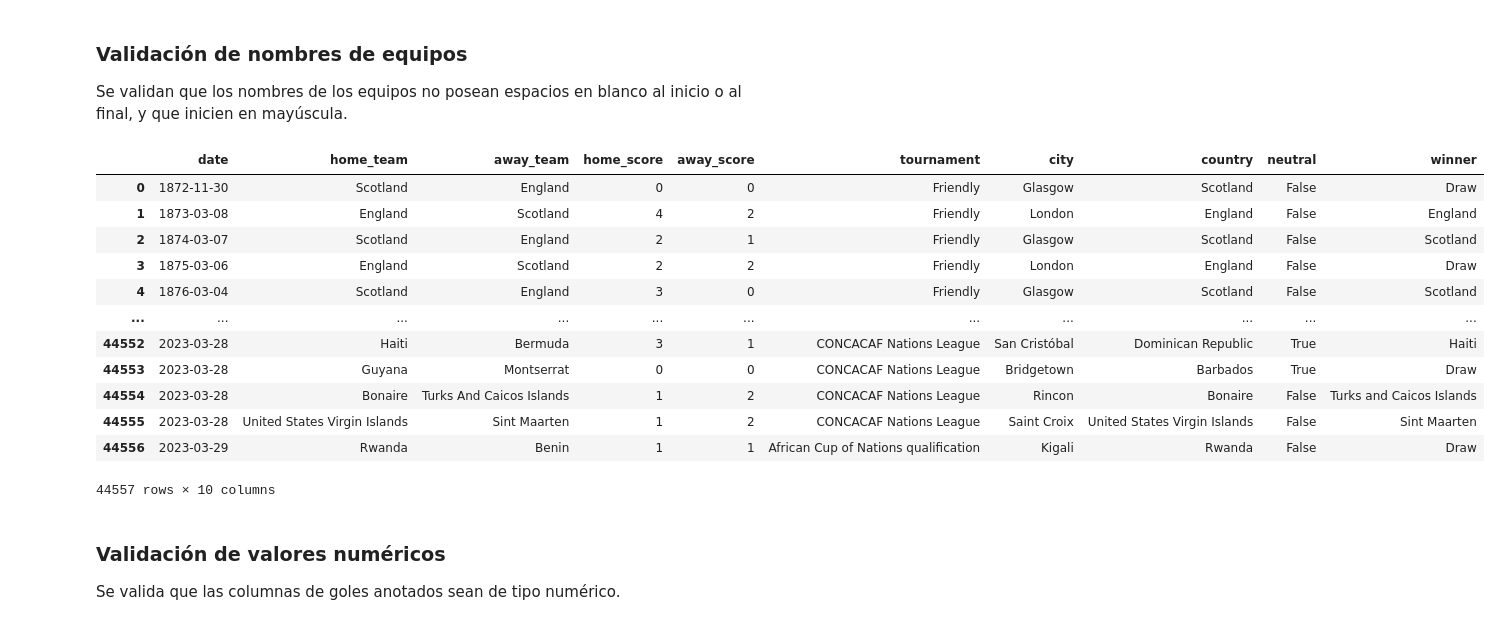
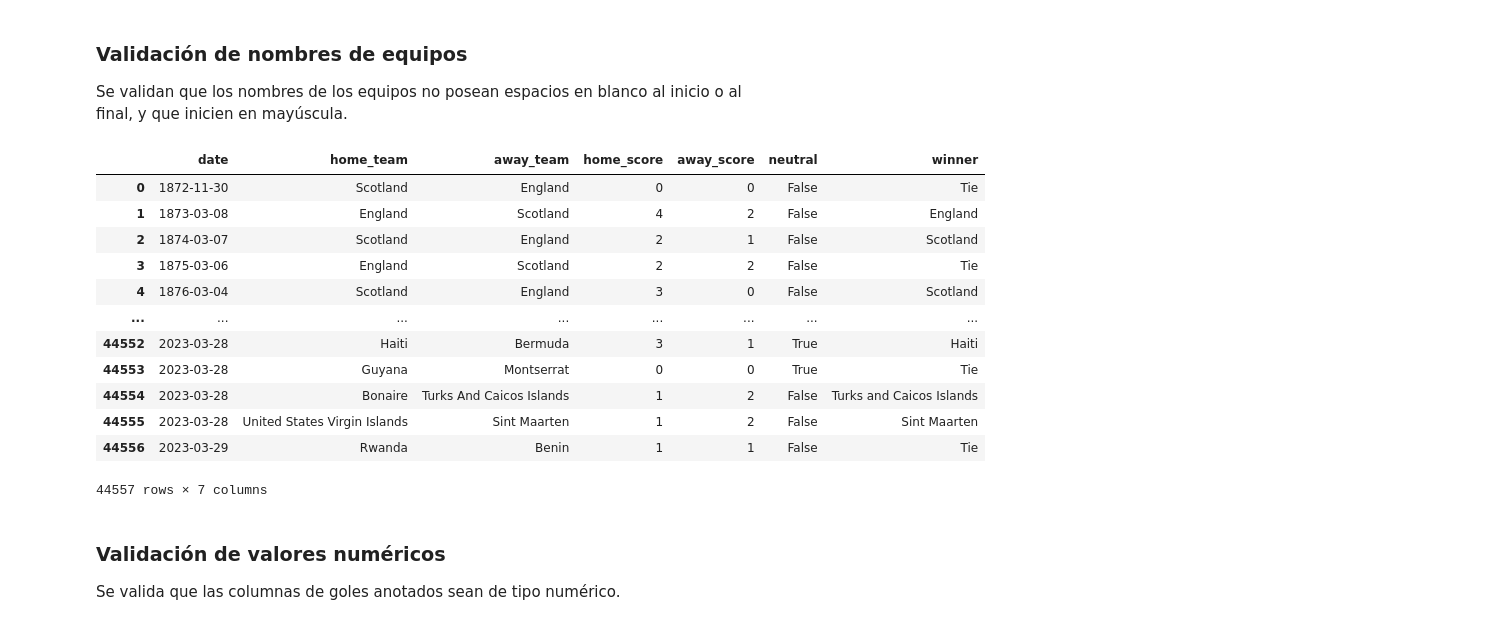
Before and after one commit to AlexTorresDev/Analisis-de-Datos, a Jupyter notebook: notebooks/Proyecto final.ipynb, the cells around one changed output. Drawn from its saved outputs; the diff is of its cells as text; code cells hidden in the pictures.

```diff
--- a/notebooks/Proyecto final.ipynb
+++ b/notebooks/Proyecto final.ipynb
@@ -8,9 +8,12 @@ import numpy as np
 import seaborn as sns
 import matplotlib.pyplot as plt
 
-dfResults = pd.read_csv('../data/project/results.csv')
+from sklearn.model_selection import train_test_split
+from sklearn.ensemble import RandomForestRegressor
 
-dfResults
+df_results = pd.read_csv('../data/project/results.csv')
+
+df_results
 # %% [output]
 |  | date | home_team | away_team | home_score | away_score | tournament | city | country | neutral |
 | 0 | 1872-11-30 | Scotland | England | 0 | 0 | Friendly | Glasgow | Scotland | False |
@@ -29,19 +32,19 @@ dfResults
 ### Creación de la columna "ganador"
 # %%
 conditions = [
-    dfResults['home_score'] > dfResults['away_score'],
-    dfResults['away_score'] > dfResults['home_score'],
-    dfResults['home_score'] == dfResults['away_score']
+    df_results['home_score'] > df_results['away_score'],
+    df_results['away_score'] > df_results['home_score'],
+    df_results['home_score'] == df_results['away_score']
 ]
 
 choices = [
-    dfResults['home_team'],
-    dfResults['away_team'],
-    'Draw'
+    df_results['home_team'],
+    df_results['away_team'],
+    'Tie'
 ]
 
-dfResults['winner'] = np.select(conditions, choices)
+df_results['winner'] = np.select(conditions, choices)
 
-dfResults
+df_results
 # %% [output]
 |  | date | home_team | away_team | home_score | away_score | tournament | city | country | neutral | winner |
@@ -102,7 +105,7 @@ dfResults
 # %% [markdown]
 ### Eliminación de columnas innecesarias
 # %%
-dfResults.drop(['tournament', 'city', 'country'], axis=1)
+df_results = df_results.drop(['tournament', 'city', 'country'], axis=1)
 
-dfResults
+df_results
 # %% [output]
@@ -124,26 +127,26 @@ dfResults
 
 Se validan que los nombres de los equipos no posean espacios en blanco al inicio o al final, y que inicien en mayúscula.
 # %%
-dfResults['home_team'] = dfResults['home_team'].str.strip()
-dfResults['away_team'] = dfResults['away_team'].str.strip()
-dfResults['home_team'] = dfResults['home_team'].str.title()
-dfResults['away_team'] = dfResults['away_team'].str.title()
+df_results['home_team'] = df_results['home_team'].str.strip()
+df_results['away_team'] = df_results['away_team'].str.strip()
+df_results['home_team'] = df_results['home_team'].str.title()
+df_results['away_team'] = df_results['away_team'].str.title()
 
-dfResults
+df_results
 # %% [output]
-|  | date | home_team | away_team | home_score | away_score | tournament | city | country | neutral | winner |
-| 0 | 1872-11-30 | Scotland | England | 0 | 0 | Friendly | Glasgow | Scotland | False | Draw |
-| 1 | 1873-03-08 | England | Scotland | 4 | 2 | Friendly | London | England | False | England |
-| 2 | 1874-03-07 | Scotland | England | 2 | 1 | Friendly | Glasgow | Scotland | False | Scotland |
-| 3 | 1875-03-06 | England | Scotland | 2 | 2 | Friendly | London | England | False | Draw |
-| 4 | 1876-03-04 | Scotland | England | 3 | 0 | Friendly | Glasgow | Scotland | False | Scotland |
-| ... | ... | ... | ... | ... | ... | ... | ... | ... | ... | ... |
-| 44552 | 2023-03-28 | Haiti | Bermuda | 3 | 1 | CONCACAF Nations League | San Cristóbal | Dominican Republic | True | Haiti |
-| 44553 | 2023-03-28 | Guyana | Montserrat | 0 | 0 | CONCACAF Nations League | Bridgetown | Barbados | True | Draw |
-| 44554 | 2023-03-28 | Bonaire | Turks And Caicos Islands | 1 | 2 | CONCACAF Nations League | Rincon | Bonaire | False | Turks and Caicos Islands |
-| 44555 | 2023-03-28 | United States Virgin Islands | Sint Maarten | 1 | 2 | CONCACAF Nations League | Saint Croix | United States Virgin Islands | False | Sint Maarten |
-| 44556 | 2023-03-29 | Rwanda | Benin | 1 | 1 | African Cup of Nations qualification | Kigali | Rwanda | False | Draw |
+|  | date | home_team | away_team | home_score | away_score | neutral | winner |
+| 0 | 1872-11-30 | Scotland | England | 0 | 0 | False | Tie |
+| 1 | 1873-03-08 | England | Scotland | 4 | 2 | False | England |
+| 2 | 1874-03-07 | Scotland | England | 2 | 1 | False | Scotland |
+| 3 | 1875-03-06 | England | Scotland | 2 | 2 | False | Tie |
+| 4 | 1876-03-04 | Scotland | England | 3 | 0 | False | Scotland |
+| ... | ... | ... | ... | ... | ... | ... | ... |
+| 44552 | 2023-03-28 | Haiti | Bermuda | 3 | 1 | True | Haiti |
+| 44553 | 2023-03-28 | Guyana | Montserrat | 0 | 0 | True | Tie |
+| 44554 | 2023-03-28 | Bonaire | Turks And Caicos Islands | 1 | 2 | False | Turks and Caicos Islands |
+| 44555 | 2023-03-28 | United States Virgin Islands | Sint Maarten | 1 | 2 | False | Sint Maarten |
+| 44556 | 2023-03-29 | Rwanda | Benin | 1 | 1 | False | Tie |
-44557 rows × 10 columns
+44557 rows × 7 columns
 # %% [markdown]
 ### Validación de valores numéricos
 
```
Also changed, not shown: parts of 18 cells of this notebook.
